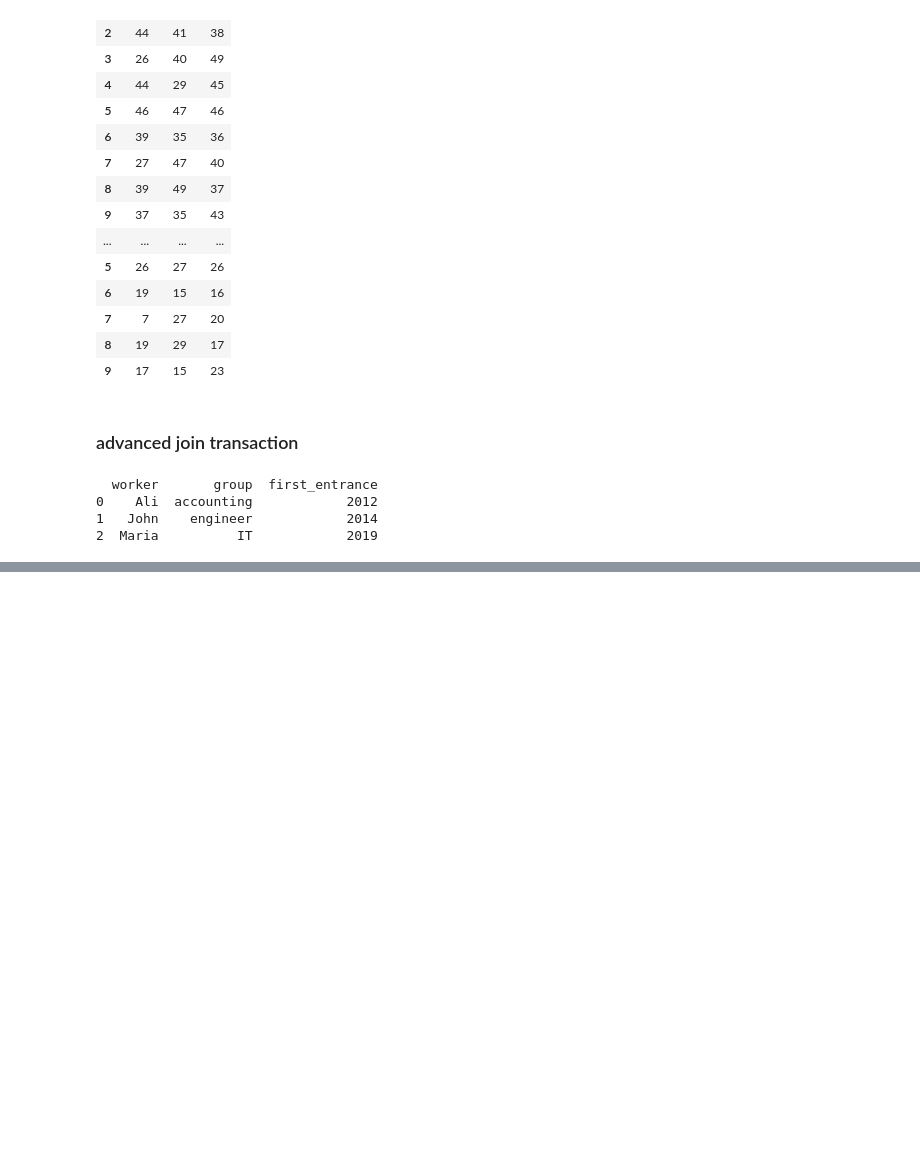
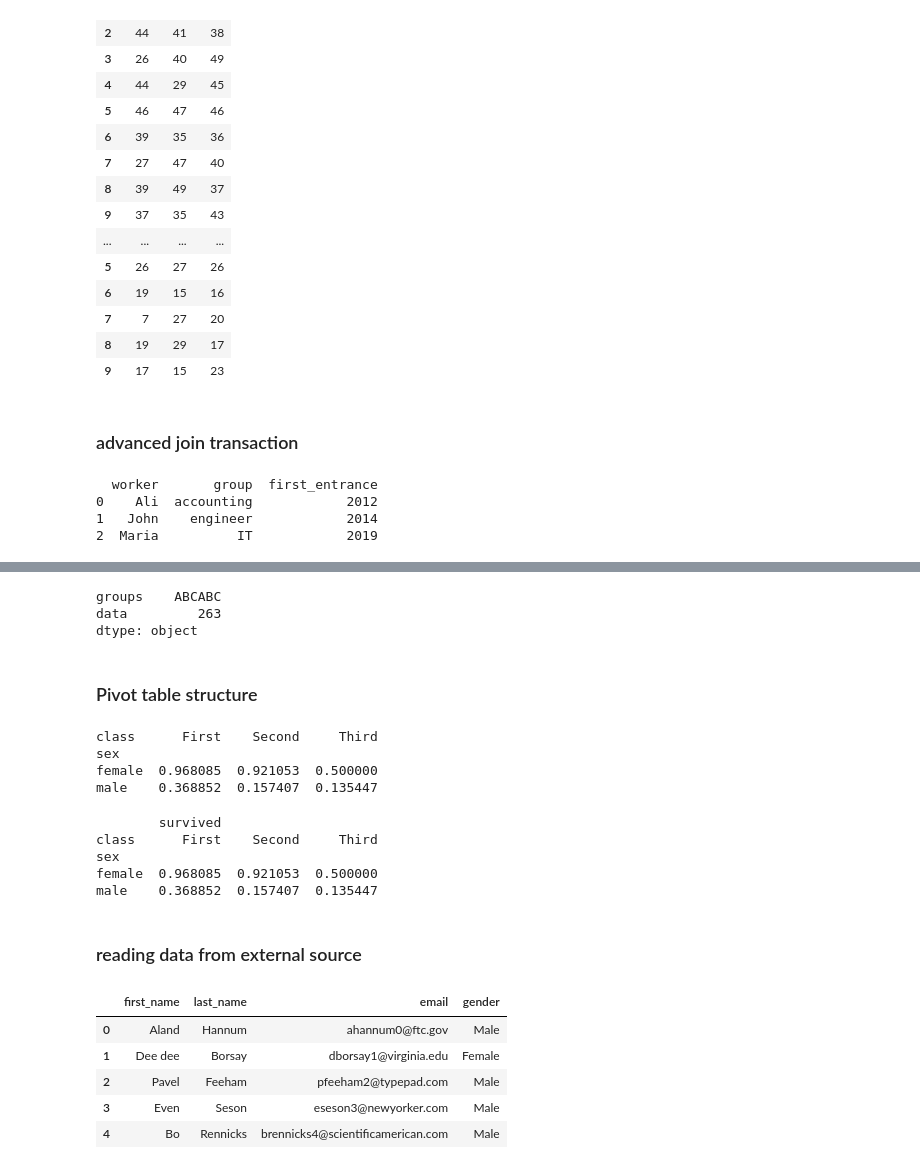
Before and after one commit to Huxoo/python_and_datascience, a Jupyter notebook: 2.Pandas.ipynb, the cells around one changed output, grey strips where cells are left out. Drawn from its saved outputs; the diff is of its cells as text; code cells hidden in the pictures; blank space fills up the shorter version.

```diff
--- a/2.Pandas.ipynb
+++ b/2.Pandas.ipynb
@@ -300,0 +459,47 @@ print(cs_whole)
+# %%
+#apply()
+
+df.apply(np.sum)
+# %% [output]
+groups    ABCABC
+data         263
+dtype: object
+# %% [markdown]
+### Pivot table structure
+# %%
+tit = sns.load_dataset("titanic")
+df = tit.pivot_table("survived", index = 'sex', columns = 'class')
+print(df)
+# %% [output]
+class      First    Second     Third
+sex
+female  0.968085  0.921053  0.500000
+male    0.368852  0.157407  0.135447
+# %%
+# instead of pivot table: groupby func
+
+df = tit.groupby(["sex", "class"])[["survived"]].aggregate("mean").unstack()
+print(df)
+# %% [output]
+        survived
+class      First    Second     Third
+sex
+female  0.968085  0.921053  0.500000
+male    0.368852  0.157407  0.135447
+# %% [markdown]
+### reading data from external source
+# %%
+# to read file with 'txt' and 'csv' extension.
+# df = pd.read_csv("example_csv.csv")
+# df = pd.read_csv("flat_text.txt")
+
+
+df = pd.read_csv("example.csv")
+df.head()
+# %% [output]
+|  | first_name | last_name | email | gender |
+| 0 | Aland | Hannum | ahannum0@ftc.gov | Male |
+| 1 | Dee dee | Borsay | dborsay1@virginia.edu | Female |
+| 2 | Pavel | Feeham | pfeeham2@typepad.com | Male |
+| 3 | Even | Seson | eseson3@newyorker.com | Male |
+| 4 | Bo | Rennicks | brennicks4@scientificamerican.com | Male |
```
Also changed, not shown: parts of 19 cells of this notebook.
